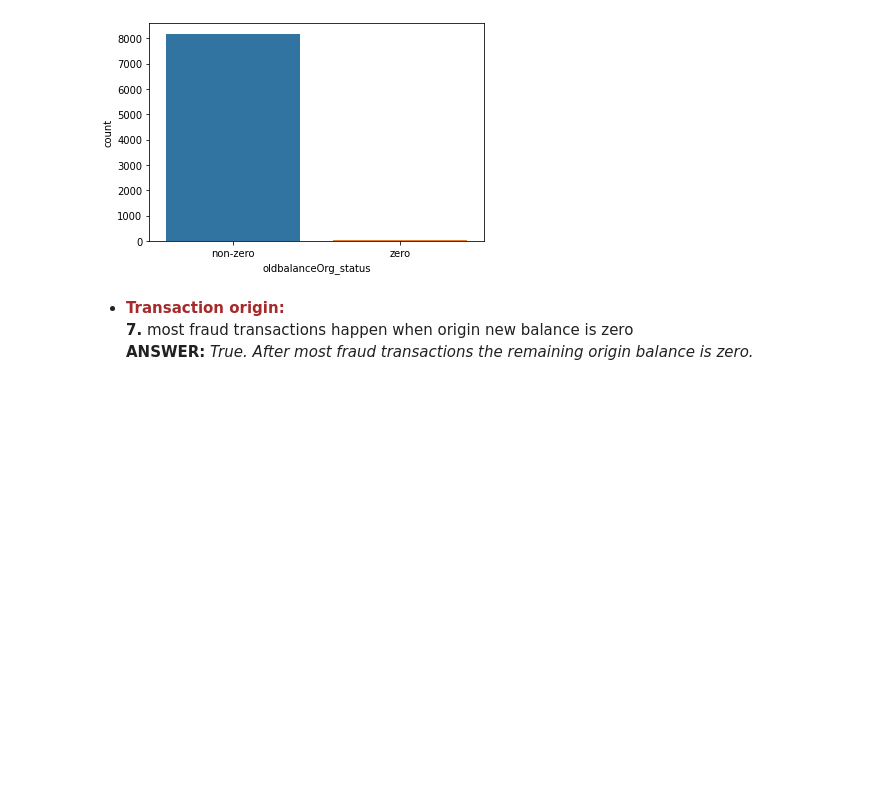
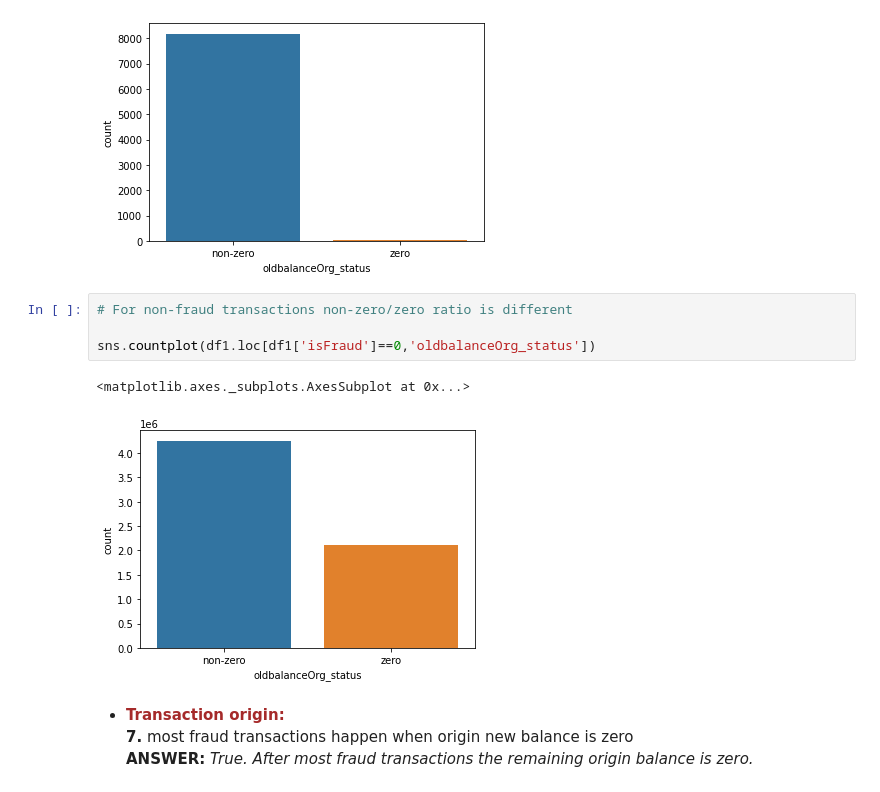
Before and after one commit to GustavoHBDuarte/fraud-detection, a Jupyter notebook: notebook_main.ipynb, the cells around one changed output. Saved outputs shown, nothing was run; the diff lists cells and outputs as text; blank space fills up the shorter version.

```diff
--- a/notebook_main.ipynb
+++ b/notebook_main.ipynb
@@ -875,6 +1006,13 @@ sns.countplot(df1.loc[df1['isFraud']==1,'oldbalanceOrg_status'])
 # %% [output]
 <matplotlib.axes._subplots.AxesSubplot at 0x...>
 [figure]
+# %%
+# For non-fraud transactions non-zero/zero ratio is different
+
+sns.countplot(df1.loc[df1['isFraud']==0,'oldbalanceOrg_status'])
+# %% [output]
+<matplotlib.axes._subplots.AxesSubplot at 0x...>
+[figure, added]
 # %% [markdown]
 
 - <b><font color="brown">Transaction origin:</font></b><br>
```
Also changed, not shown: parts of 82 cells of this notebook.
